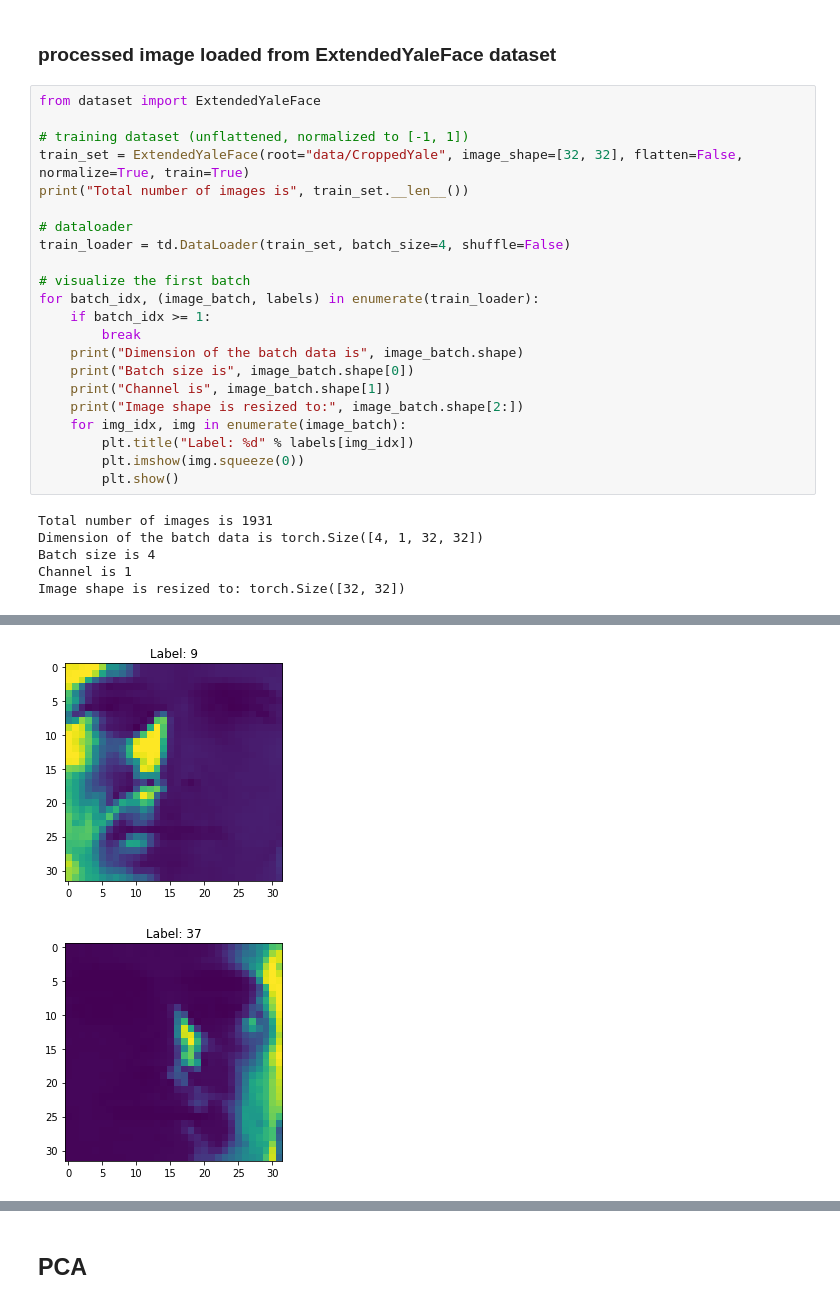
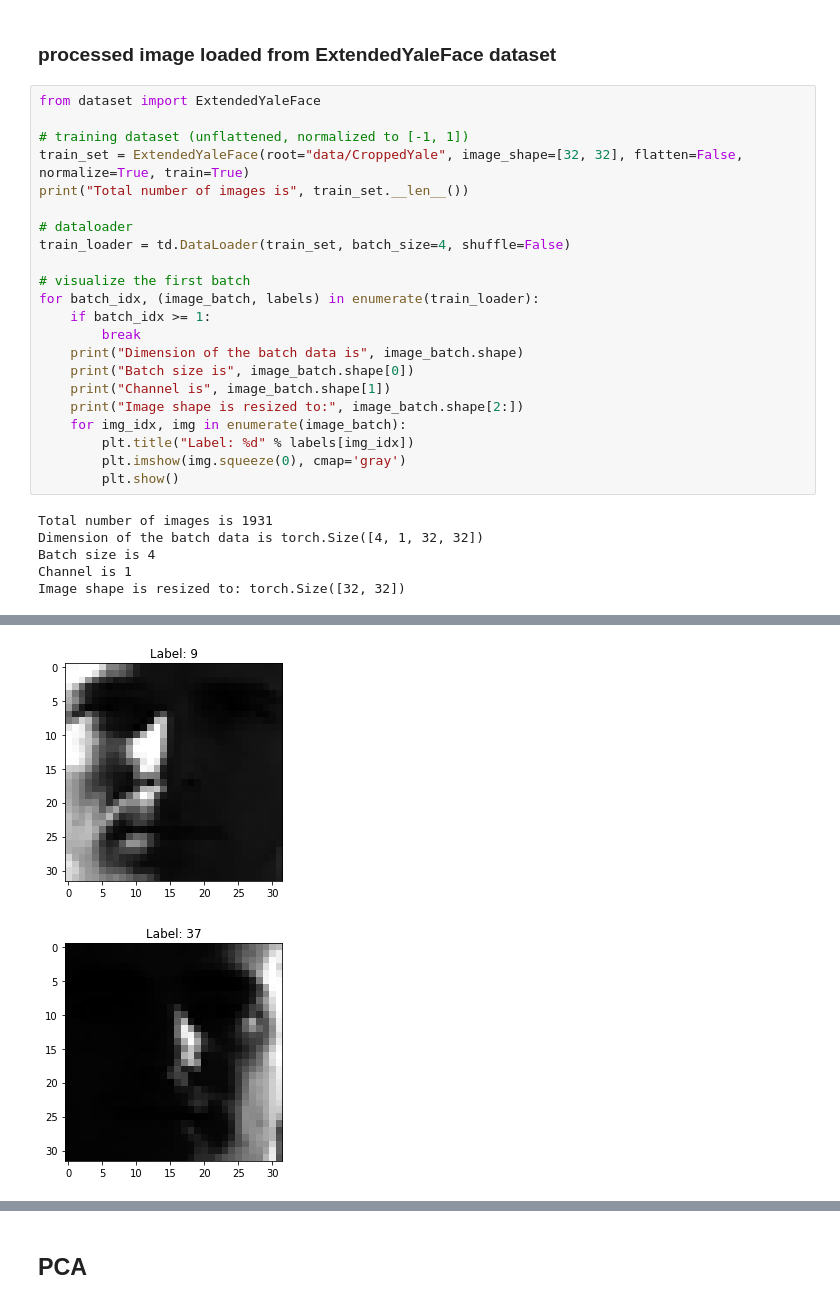
Before and after one commit to RLee-xy/Facial-Recognition-1, a Jupyter notebook: demo.ipynb, the cells around one changed output, grey strips where cells are left out. Cells and saved outputs as stored; diff of their text form.

```diff
--- a/demo.ipynb
+++ b/demo.ipynb
@@ -38,7 +38,7 @@ for batch_idx, (image_batch, labels) in enumerate(train_loader):
     print("Image shape is resized to:", image_batch.shape[2:])
     for img_idx, img in enumerate(image_batch):
         plt.title("Label: %d" % labels[img_idx])
-        plt.imshow(img.squeeze(0))
+        plt.imshow(img.squeeze(0), cmap='gray')
         plt.show()
 # %% [output]
 Total number of images is 1931
@@ -51,2 +51,2 @@ Image shape is resized to: torch.Size([32, 32])
-[figure, old version]
+[figure, new version]
-[figure, old version]
+[figure, new version]
```
Also changed, not shown: parts of 9 cells of this notebook, 1 other file.
